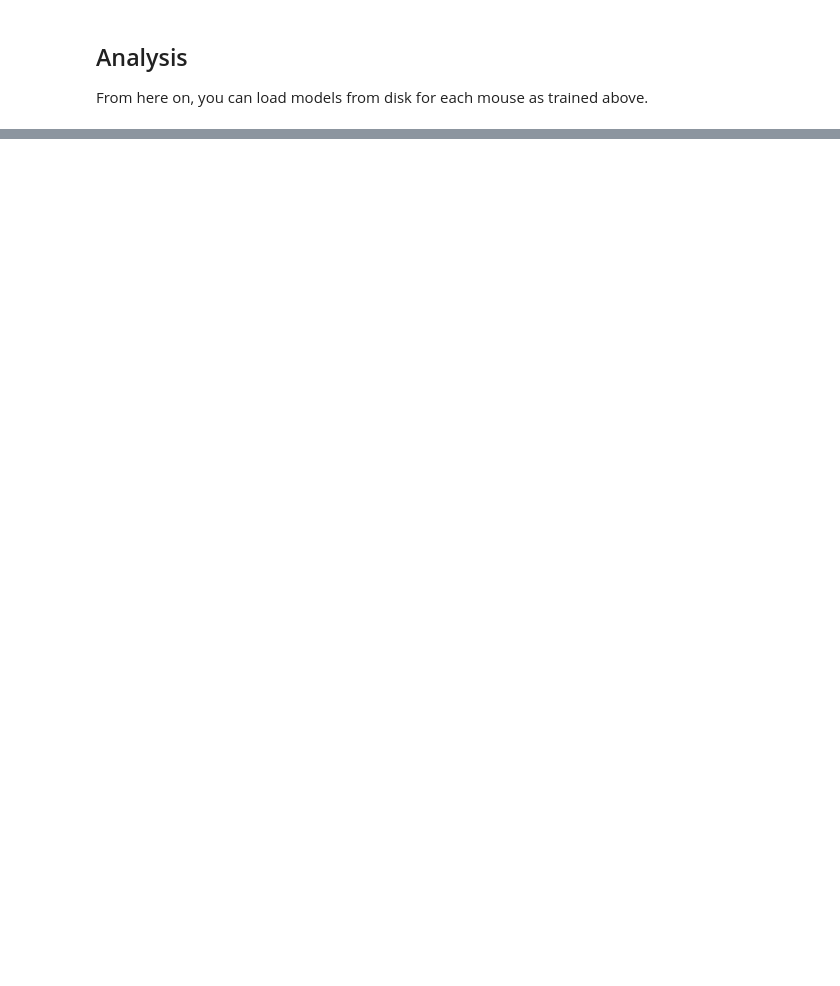
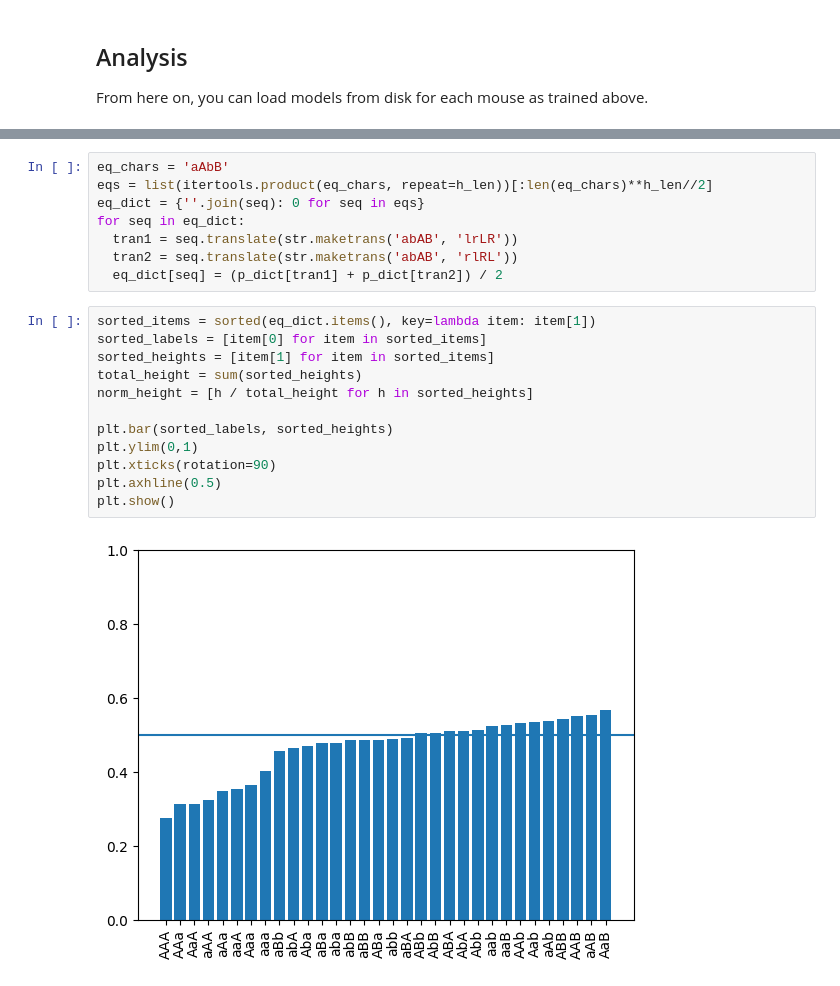
Before and after one commit to mikecondon/disrnn, a Jupyter notebook: switching.ipynb, the cells around one changed output, grey strips where cells are left out. Drawn from its saved outputs; the diff is of its cells as text; blank space fills up the shorter version.

```diff
--- a/switching.ipynb
+++ b/switching.ipynb
@@ -106,0 +168,22 @@ plt.show()
+# %%
+eq_chars = 'aAbB'
+eqs = list(itertools.product(eq_chars, repeat=h_len))[:len(eq_chars)**h_len//2]
+eq_dict = {''.join(seq): 0 for seq in eqs}
+for seq in eq_dict:
+  tran1 = seq.translate(str.maketrans('abAB', 'lrLR'))
+  tran2 = seq.translate(str.maketrans('abAB', 'rlRL'))
+  eq_dict[seq] = (p_dict[tran1] + p_dict[tran2]) / 2
+# %%
+sorted_items = sorted(eq_dict.items(), key=lambda item: item[1])
+sorted_labels = [item[0] for item in sorted_items]
+sorted_heights = [item[1] for item in sorted_items]
+total_height = sum(sorted_heights)
+norm_height = [h / total_height for h in sorted_heights]
+
+plt.bar(sorted_labels, sorted_heights)
+plt.ylim(0,1)
+plt.xticks(rotation=90)
+plt.axhline(0.5)
+plt.show()
+# %% [output]
+[figure, added]
```
Also changed, not shown: parts of 8 cells of this notebook, 3 other files.
